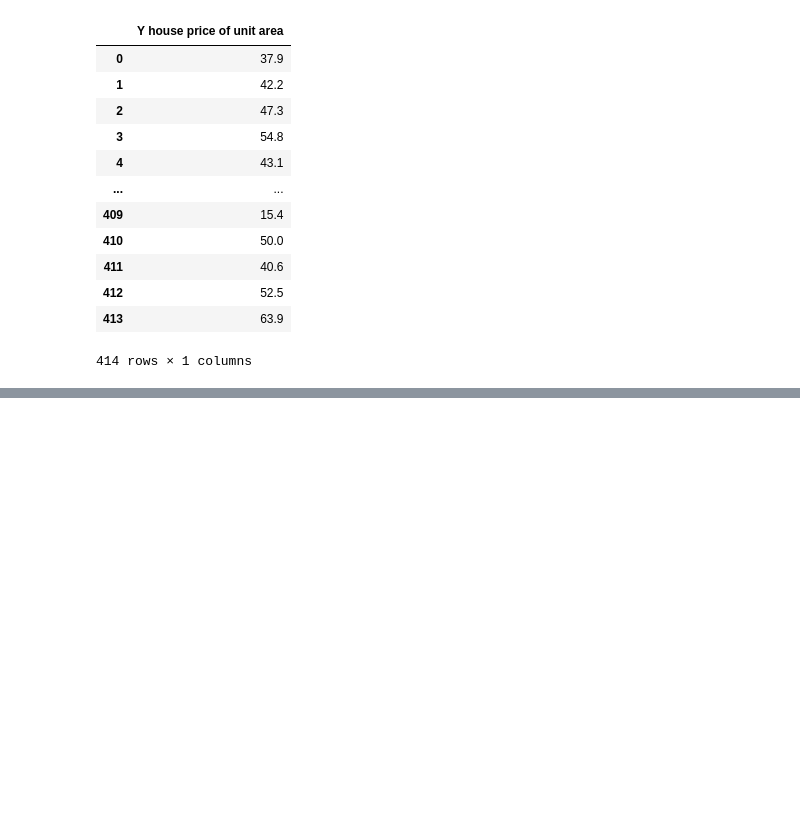
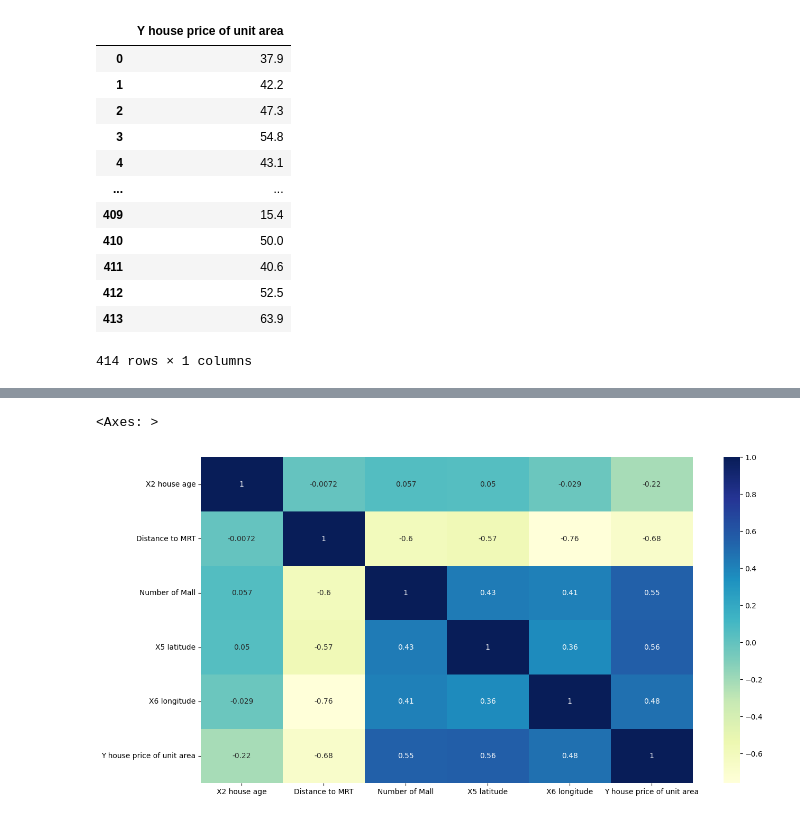
Before and after one commit to riooorante/ML-2022, a Jupyter notebook: Linear Regression/RealEstatePricePrediction.ipynb, the cells around one changed output, grey strips where cells are left out. Cells and saved outputs as stored; diff of their text form; code cells hidden in the pictures; blank space fills up the shorter version.

```diff
--- a/Linear Regression/RealEstatePricePrediction.ipynb
+++ b/Linear Regression/RealEstatePricePrediction.ipynb
@@ -52,3 +72,6 @@ data_Y
 # %%
 # Split data train and test
 X_train,X_test,y_train,y_test = train_test_split(data_X,data_Y, test_size=0.2)
+# %%
+train_data = X_train.join(y_train)
+train_data.corr()
@@ -55,3 +86,9 @@ X_train,X_test,y_train,y_test = train_test_split(data_X,data_Y, test_size=0.2)
+# %%
+plt.figure(figsize=(15,8))
+sns.heatmap(train_data.corr(), annot=True, cmap="YlGnBu")
+# %% [output]
+<Axes: >
+[figure, added]
 # %%
 # Train Model Multiple Linear Regression
 model = LinearRegression()
```
Also changed, not shown: parts of 7 cells of this notebook.
